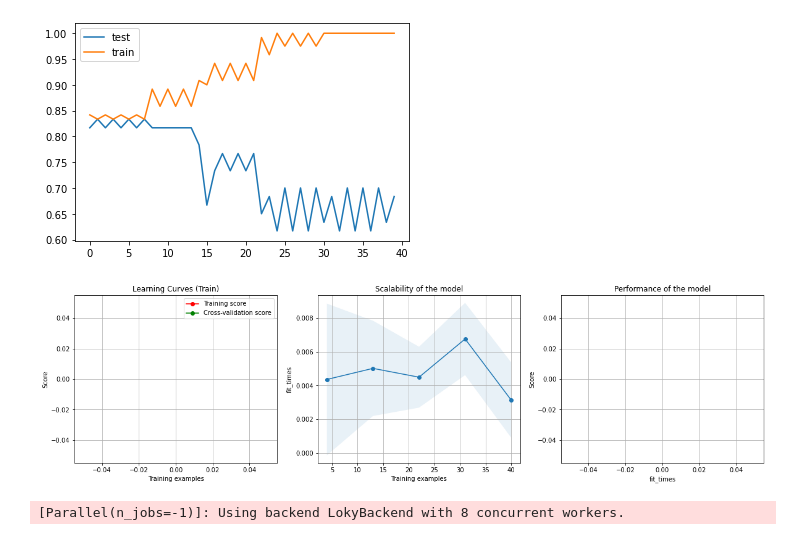
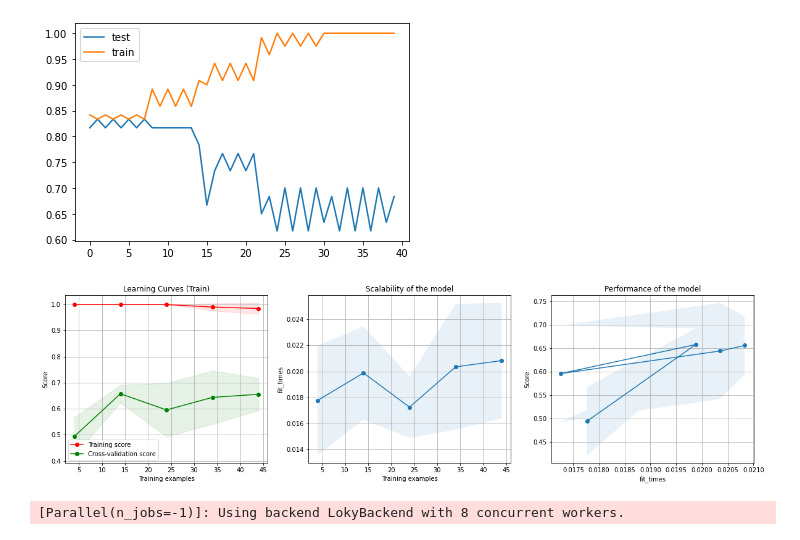
Before and after one commit to chaubeyniha/ML_Inspect, a Jupyter notebook: Psych_Pipeline/decisiontree-version.ipynb, the cells around one changed output. Saved outputs shown, nothing was run; the diff lists cells and outputs as text; code cells hidden in the pictures.

Commit message:
Plotted learning curve with best estimator from grid search CV

```diff
--- a/Psych_Pipeline/decisiontree-version.ipynb
+++ b/Psych_Pipeline/decisiontree-version.ipynb
@@ -175,22 +175,23 @@ def plot_learning_curve(estimator, title, X, y, axes=None, ylim=None, cv=None,
 # %%
 X, y = X_train, y_train
 title = "Learning Curves (Train)"
 
 # Cross validation with 100 iterations to get smoother mean test and train
 # score curves, each time with 20% data randomly selected as a validation set.
 # cv = ShuffleSplit(n_splits=100, test_size=0.2, random_state=0)
 
-estimator = DecisionTreeClassifier()
+estimator = model.best_estimator_
+# estimator = DecisionTreeClassifier()
 # plot_learning_curve(estimator, title, X, y, ylim=(0.7, 1.01),
 #                     cv=3, n_jobs= -1)
 
 plot_learning_curve(estimator, title, X, y,
-                    cv=3, n_jobs= -1)
+                    cv=3, n_jobs=-1)
 
 
 plt.show()
 # %% [output]
-[figure, old version]
+[figure, new version]
 # %%
 learning_curve(DecisionTreeClassifier(), X_train, y_train, cv = 3, scoring = 'accuracy', n_jobs = -1, train_sizes = np.linspace(0.01, 1, 50), verbose = 1)
 # %% [output]
```
Also changed, not shown: parts of 3 cells of this notebook.
